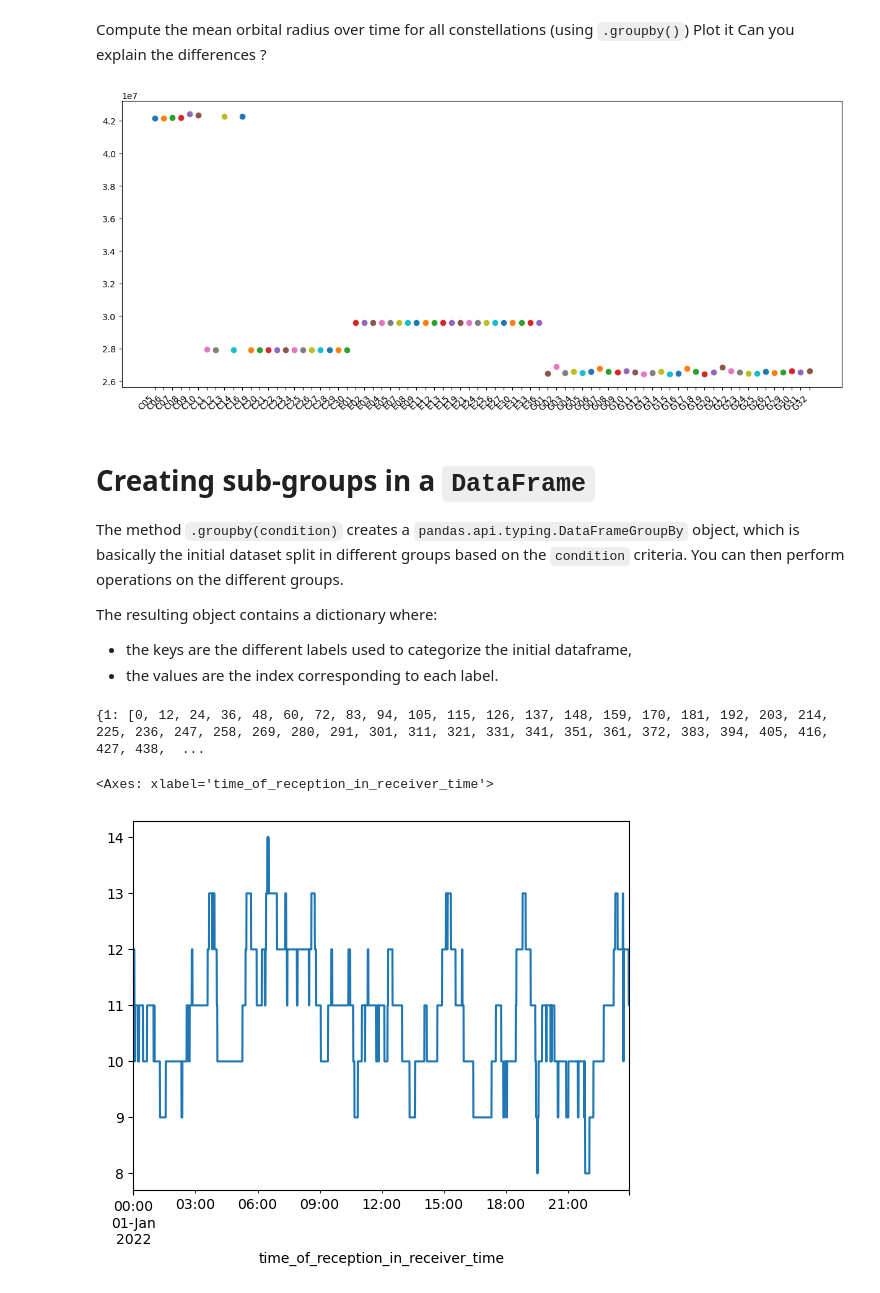
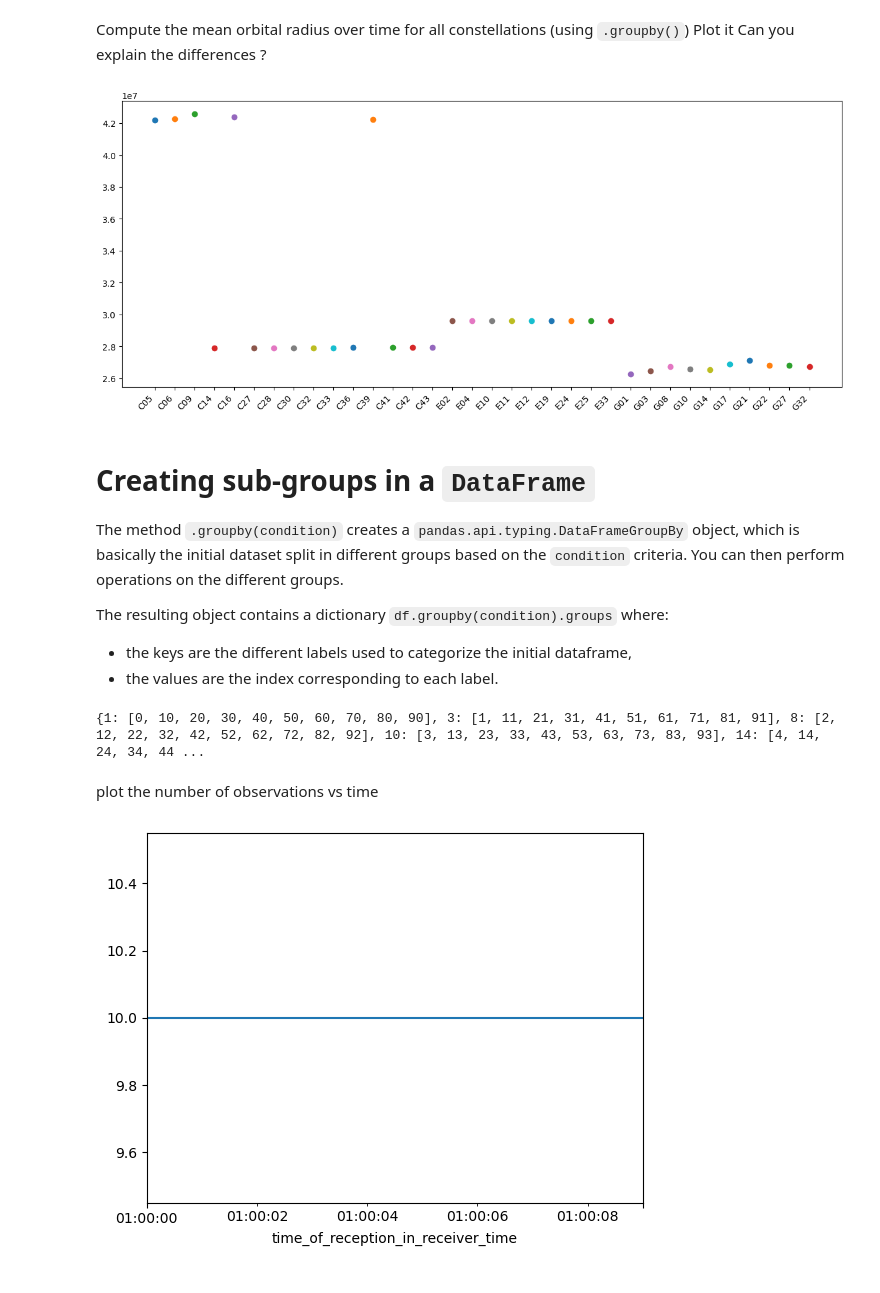
Before and after one commit to plutonheaven/prx-practical-lab, a Jupyter notebook: student_0_pandas.ipynb, the cells around one changed output. Drawn from its saved outputs; the diff is of its cells as text; code cells hidden in the pictures.

```diff
--- a/student_0_pandas.ipynb
+++ b/student_0_pandas.ipynb
@@ -13,8 +13,8 @@ We are going to import this file in a data structure used by the `Pandas` packag
 # %%
 # load data
 data_prx = pw_helpers.prx_csv_to_pandas(
-    # "./data/TLSE00FRA_R_20230010100_10S_01S_MO.csv",
-    "./data/TLSE00FRA_R_20220010000_01D_30S_MO.csv"
+    "./data/TLSE00FRA_R_20230010100_10S_01S_MO.csv",
+    # "./data/TLSE00FRA_R_20220010000_01D_30S_MO.csv"
 )
 
 # show the first 5 lines
@@ -346,28 +346,29 @@ for key, group in data_prx.groupby(["constellation","prn"]):
 
 ax.set_xticks(ticks=range(len(label)),labels=label, rotation=45, ha="right");
 # %% [output]
-[figure, old version]
+[figure, new version]
 # %% [markdown]
 # Creating sub-groups in a `DataFrame`
 
 The method `.groupby(condition)` creates a `pandas.api.typing.DataFrameGroupBy` object, which is basically the initial dataset split in different groups based on the `condition` criteria. You can then perform operations on the different groups.
 
-The resulting object contains a dictionary where:
+The resulting object contains a dictionary `df.groupby(condition).groups` where:
 - the keys are the different labels used to categorize the initial dataframe,
 - the values are the index corresponding to each label.
 # %%
-data_gps_c1c.groupby("prn").get_group(1)
+# data_gps_c1c.groupby("prn").get_group(1)
 data_gps_c1c.groupby("prn").groups
 # data_gps_c1c.groupby("prn").groups.keys()
 # data_gps_c1c.groupby("prn").groups.values()
 # %% [output]
-{1: [0, 12, 24, 36, 48, 60, 72, 83, 94, 105, 115, 126, 137, 148, 159, 170, 181, 192, 203, 214, 225, 236, 247, 258, 269, 280, 291, 301, 311, 321, 331, 341, 351, 361, 372, 383, 394, 405, 416, 427, 438,  ...
+{1: [0, 10, 20, 30, 40, 50, 60, 70, 80, 90], 3: [1, 11, 21, 31, 41, 51, 61, 71, 81, 91], 8: [2, 12, 22, 32, 42, 52, 62, 72, 82, 92], 10: [3, 13, 23, 33, 43, 53, 63, 73, 83, 93], 14: [4, 14, 24, 34, 44 ...
+# %% [markdown]
+plot the number of observations vs time
 # %%
-
+# number of observations at each epoch
 data_gps_c1c.groupby("time_of_reception_in_receiver_time").groups
 # can be used to determine the number of observations in time
-data_gps_c1c.groupby("time_of_reception_in_receiver_time").size()
-data_gps_c1c.groupby("time_of_reception_in_receiver_time").size().plot()
+# data_gps_c1c.groupby("time_of_reception_in_receiver_time").size()
+data_gps_c1c.groupby("time_of_reception_in_receiver_time").size().plot();
 # %% [output]
-<Axes: xlabel='time_of_reception_in_receiver_time'>
-[figure, old version]
+[figure, new version]
```
Also changed, not shown: parts of 17 cells of this notebook.
